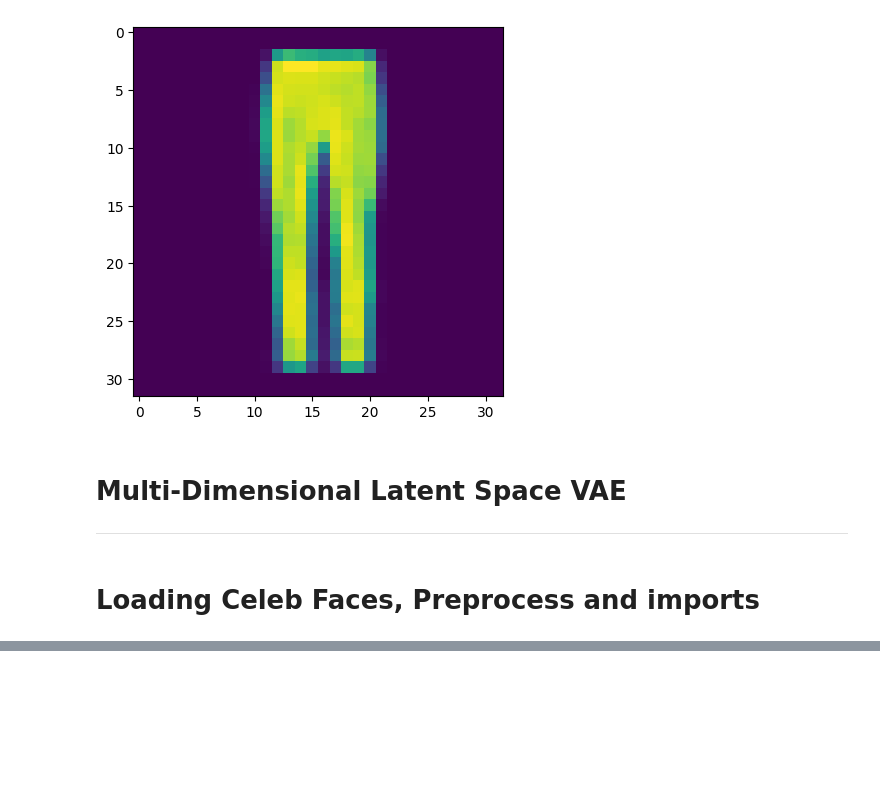
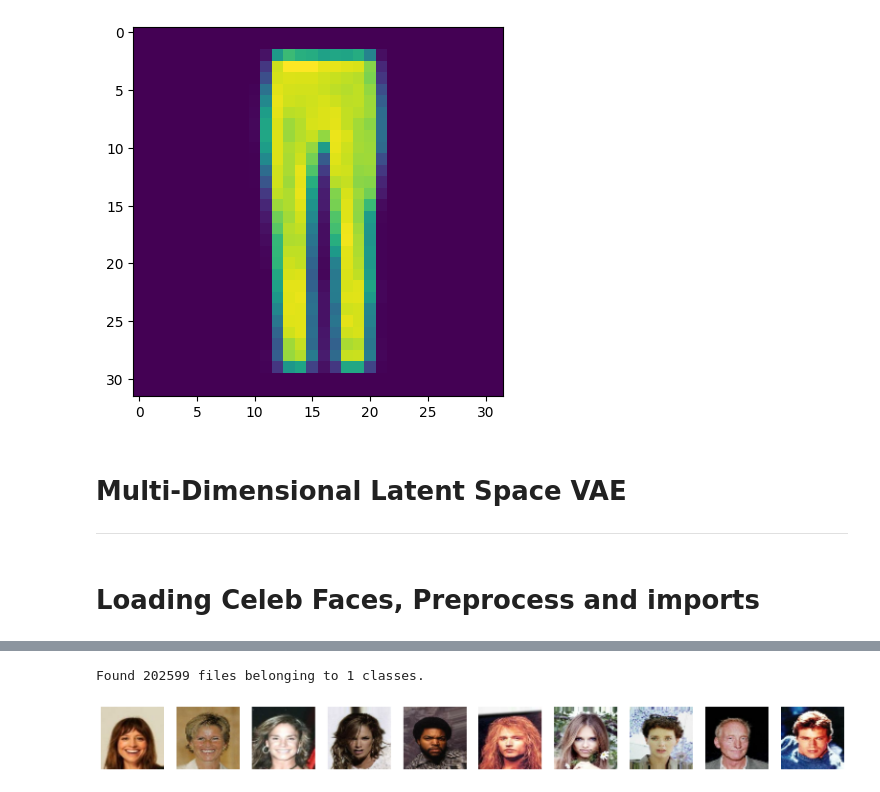
Before and after one commit to AdamClarkStandke/GenerativeDeepLearning, a Jupyter notebook: VAE.ipynb, the cells around one changed output, grey strips where cells are left out. Drawn from its saved outputs; the diff is of its cells as text; code cells hidden in the pictures; blank space fills up the shorter version.

```diff
--- a/VAE.ipynb
+++ b/VAE.ipynb
@@ -255,0 +292,26 @@ OSError: ignored
+# %%
+train_data = utils.image_dataset_from_directory(
+    "dataset/img_align_celeba/img_align_celeba",
+    labels=None,
+    color_mode="rgb",
+    image_size=(IMAGE_SIZE, IMAGE_SIZE),
+    batch_size=BATCH_SIZE,
+    shuffle=True,
+    seed=42,
+    interpolation="bilinear",
+)
+# %% [output]
+Found 202599 files belonging to 1 classes.
+# %%
+# Preprocess the data
+def preprocess(img):
+    img = tf.cast(img, "float32") / 255.0
+    return img
+
+
+train = train_data.map(lambda x: preprocess(x))
+# %%
+train_sample = sample_batch(train)
+display(train_sample, cmap=None)
+# %% [output]
+[figure, added]
```
Also changed, not shown: parts of 5 cells of this notebook.
